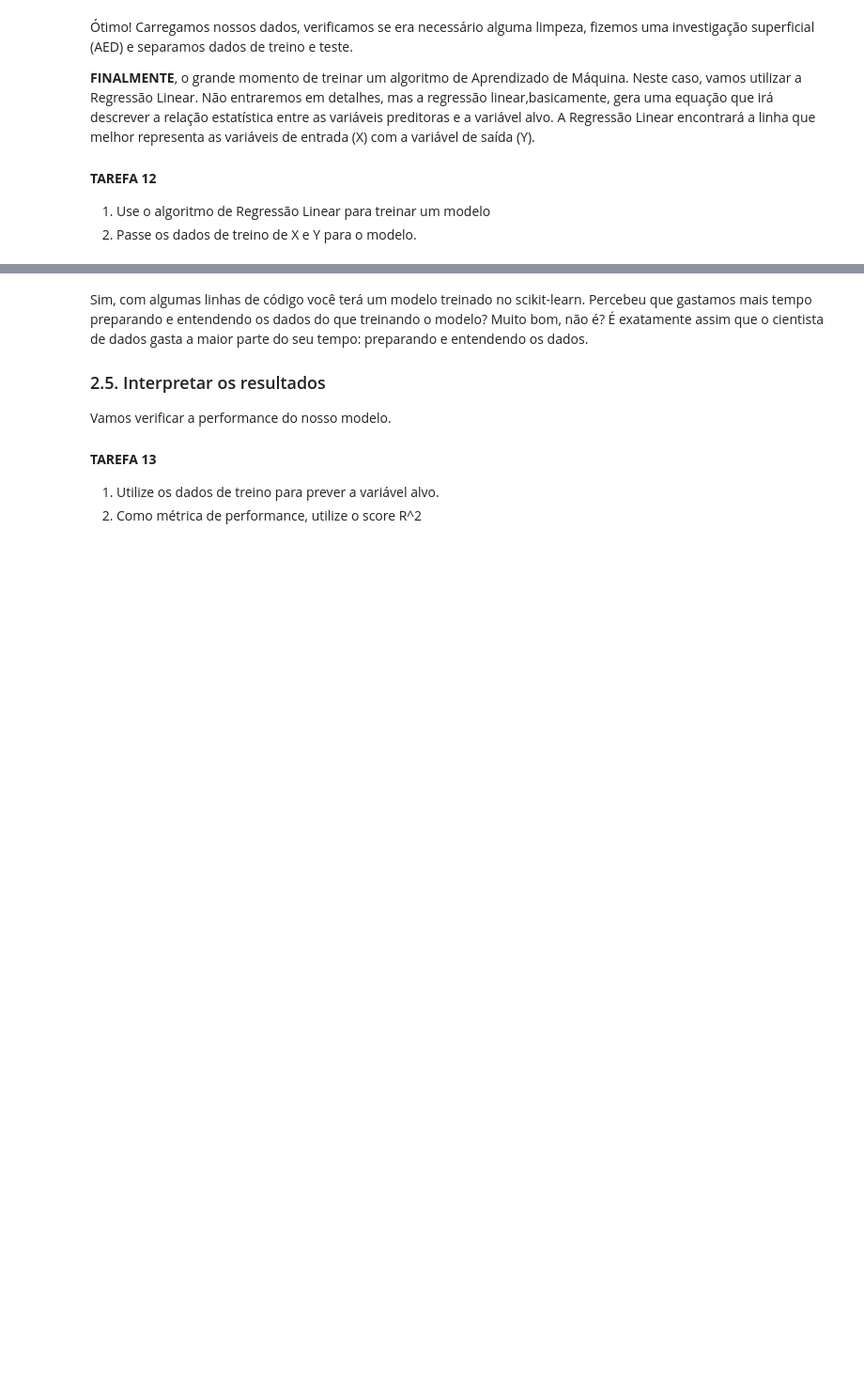
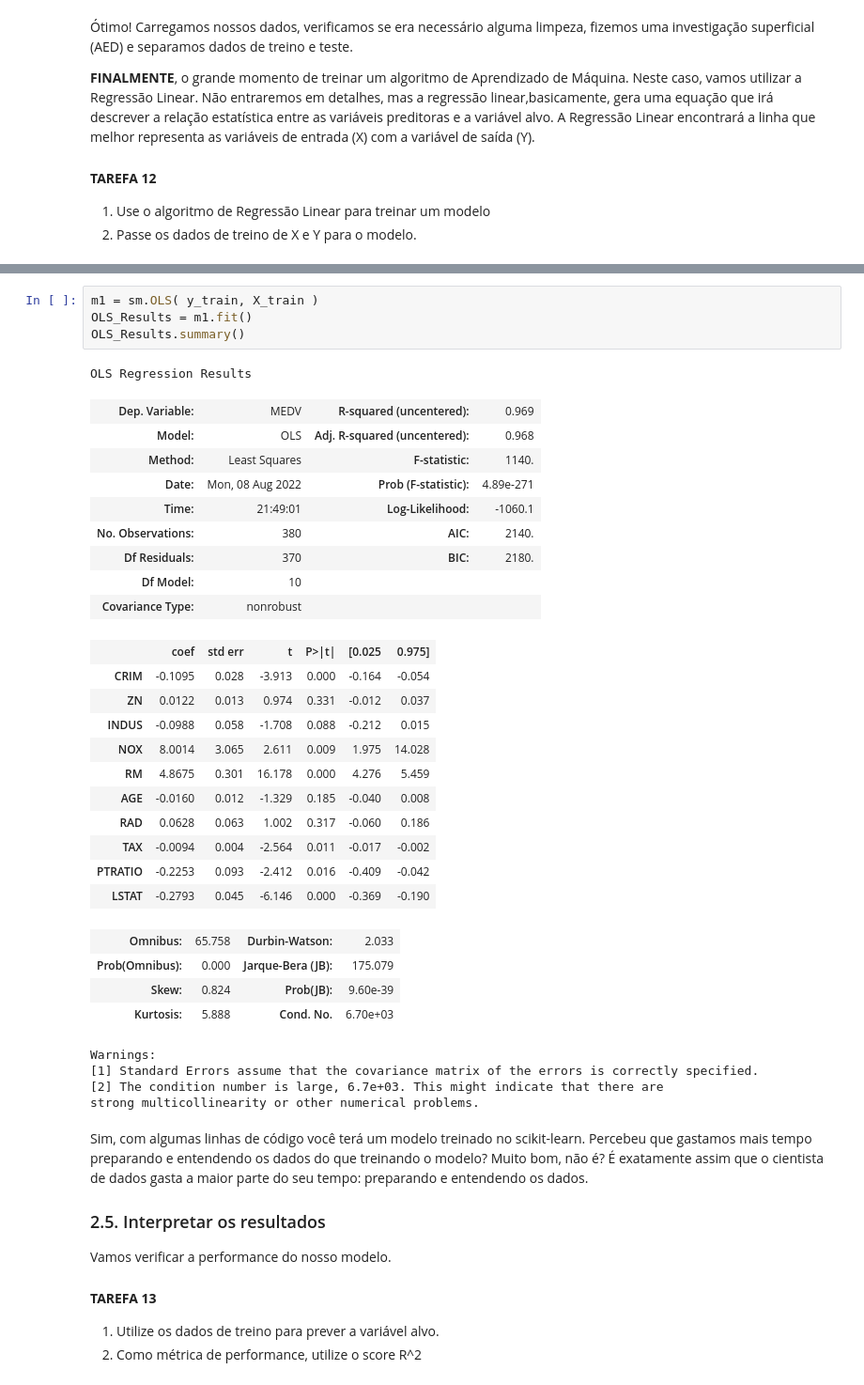
Before and after one commit to rheideier/br-regression-project, a Jupyter notebook: regression-project-br.ipynb, the cells around one changed output, grey strips where cells are left out. Shown at 94% size. Drawn from its saved outputs; the diff is of its cells as text; blank space fills up the shorter version.

```diff
--- a/regression-project-br.ipynb
+++ b/regression-project-br.ipynb
@@ -294,3 +321,37 @@ Após realizar uma investigação superficial*, vamos prosseguir separando nosso
+# %%
+m1 = sm.OLS( y_train, X_train )
+OLS_Results = m1.fit()
+OLS_Results.summary()
+# %% [output]
+OLS Regression Results
+| Dep. Variable: | MEDV | R-squared (uncentered): | 0.969 |
+| Model: | OLS | Adj. R-squared (uncentered): | 0.968 |
+| Method: | Least Squares | F-statistic: | 1140. |
+| Date: | Mon, 08 Aug 2022 | Prob (F-statistic): | 4.89e-271 |
+| Time: | 21:49:01 | Log-Likelihood: | -1060.1 |
+| No. Observations: | 380 | AIC: | 2140. |
+| Df Residuals: | 370 | BIC: | 2180. |
+| Df Model: | 10 |  |  |
+| Covariance Type: | nonrobust |  |  |
+|  | coef | std err | t | P>|t| | [0.025 | 0.975] |
+| CRIM | -0.1095 | 0.028 | -3.913 | 0.000 | -0.164 | -0.054 |
+| ZN | 0.0122 | 0.013 | 0.974 | 0.331 | -0.012 | 0.037 |
+| INDUS | -0.0988 | 0.058 | -1.708 | 0.088 | -0.212 | 0.015 |
+| NOX | 8.0014 | 3.065 | 2.611 | 0.009 | 1.975 | 14.028 |
+| RM | 4.8675 | 0.301 | 16.178 | 0.000 | 4.276 | 5.459 |
+| AGE | -0.0160 | 0.012 | -1.329 | 0.185 | -0.040 | 0.008 |
+| RAD | 0.0628 | 0.063 | 1.002 | 0.317 | -0.060 | 0.186 |
+| TAX | -0.0094 | 0.004 | -2.564 | 0.011 | -0.017 | -0.002 |
+| PTRATIO | -0.2253 | 0.093 | -2.412 | 0.016 | -0.409 | -0.042 |
+| LSTAT | -0.2793 | 0.045 | -6.146 | 0.000 | -0.369 | -0.190 |
+| Omnibus: | 65.758 | Durbin-Watson: | 2.033 |
+| Prob(Omnibus): | 0.000 | Jarque-Bera (JB): | 175.079 |
+| Skew: | 0.824 | Prob(JB): | 9.60e-39 |
+| Kurtosis: | 5.888 | Cond. No. | 6.70e+03 |
+Warnings:
+[1] Standard Errors assume that the covariance matrix of the errors is correctly specified.
+[2] The condition number is large, 6.7e+03. This might indicate that there are
+strong multicollinearity or other numerical problems.
 # %% [markdown]
 Sim, com algumas linhas de código você terá um modelo treinado no scikit-learn. Percebeu que gastamos mais tempo preparando e entendendo os dados do que treinando o modelo? Muito bom, não é? É exatamente assim que o cientista de dados gasta a maior parte do seu tempo: preparando e entendendo os dados.
 
```
Also changed, not shown: parts of 14 cells of this notebook.
